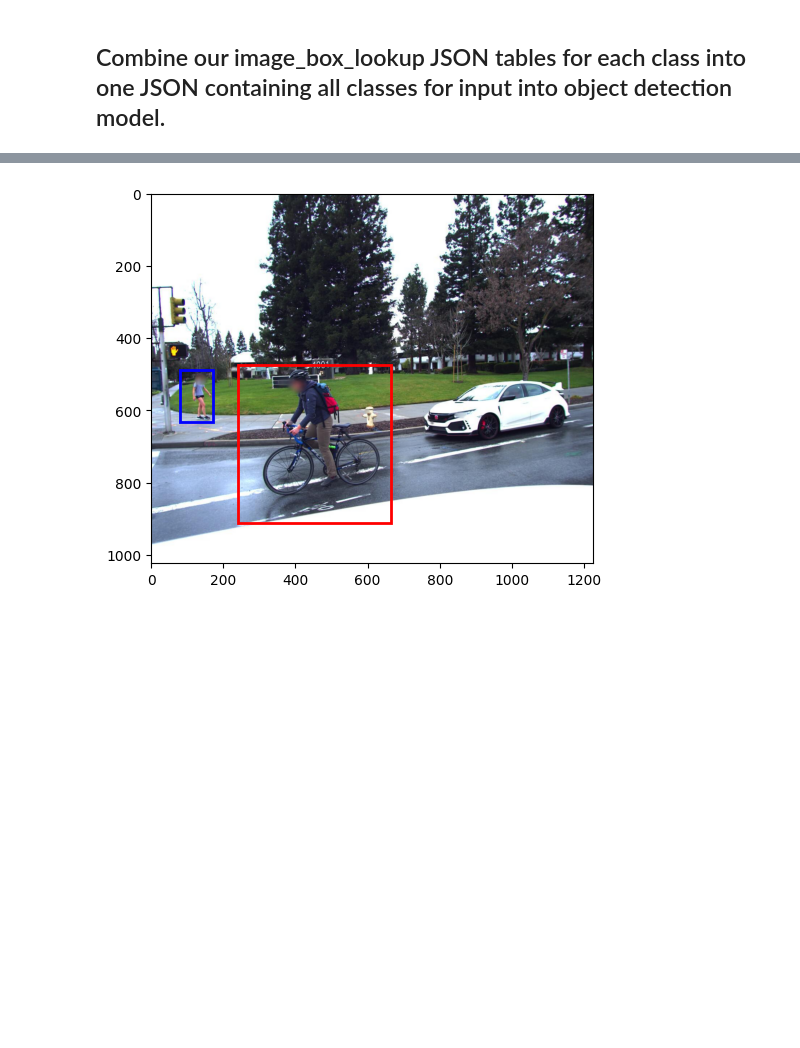
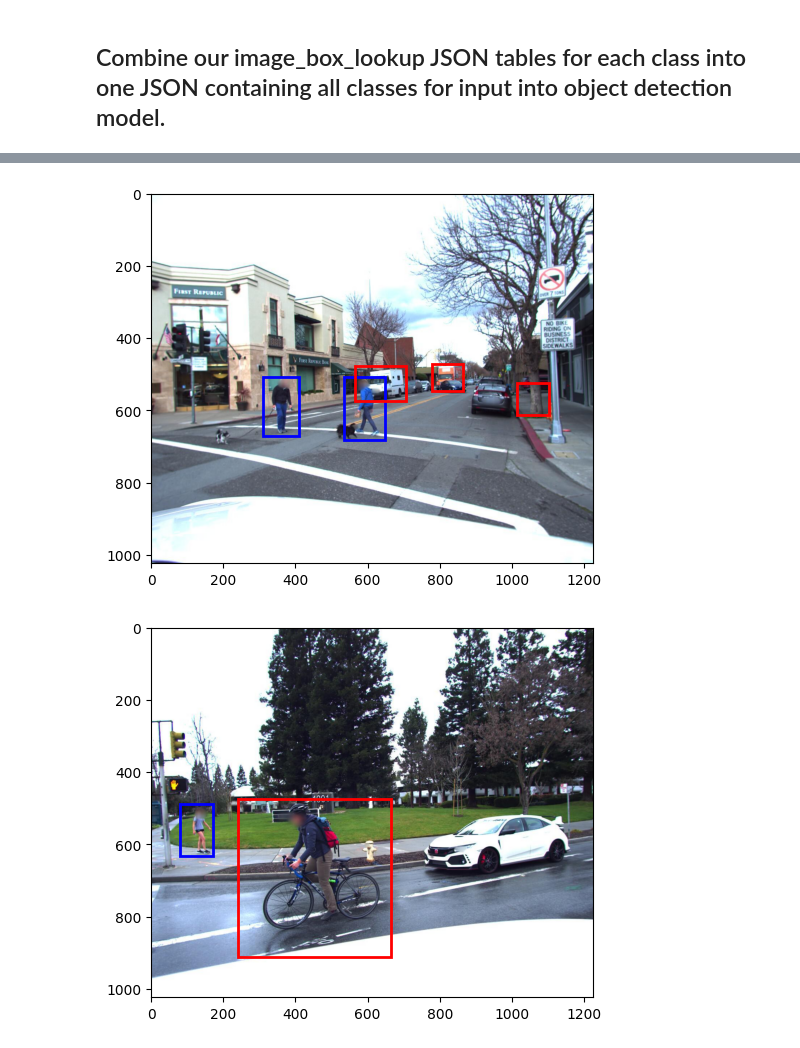
Before and after one commit to Stern04/MADS_Capstone, a Jupyter notebook: Notebooks/lyft_preprocessing.ipynb, the cells around one changed output, grey strips where cells are left out. Cells and saved outputs as stored; diff of their text form; code cells hidden in the pictures; blank space fills up the shorter version.

```diff
--- a/Notebooks/lyft_preprocessing.ipynb
+++ b/Notebooks/lyft_preprocessing.ipynb
@@ -326,12 +326,15 @@ def merge_dictionaries(dicts, outpath):
     with open(outpath, "w") as file:
         json.dump(combined_dict, file, indent=4)
 # %%
-train_merged = r"S:\MADS\Capstone\3d-object-detection-for-autonomous-vehicles\Train\img_bx_lookup\train_merged.json"
+train_merged_path = r"S:\MADS\Capstone\3d-object-detection-for-autonomous-vehicles\Train\img_bx_lookup\train_merged.json"
 # merge_dictionaries(image_box_lookup_train, train_merged)
-validation_merged = r"S:\MADS\Capstone\3d-object-detection-for-autonomous-vehicles\Train\img_bx_lookup\validation_merged.json"
+validation_merged_path = r"S:\MADS\Capstone\3d-object-detection-for-autonomous-vehicles\Train\img_bx_lookup\validation_merged.json"
+predictions_path = r"S:\MADS\Capstone\3d-object-detection-for-autonomous-vehicles\Train\img_bx_lookup\validation_merged_w_predictions.json"
 # merge_dictionaries(image_box_lookup_validation, validation_merged)
 # %%
-with open(train_merged, "r") as file:
+with open(train_merged_path, "r") as file:
     train_merged_file = json.load(file)
-with open(validation_merged, "r") as file:
+with open(validation_merged_path, "r") as file:
     validation_merged_file = json.load(file)
+with open(predictions_path, "r") as file:
+    predictions_file = json.load(file)
@@ -357,0 +380,17 @@ train_merged_file
+# %%
+
+validation_positive_images = []
+for k, v in validation_merged_file.items():
+    labels = v["labels"]
+    if any(labels):
+        validation_positive_images.append(k)
+
+print(len(validation_positive_images))
+
+train_positive_images = []
+for k, v in train_merged_file.items():
+    labels = v["labels"]
+    if any(labels):
+        train_positive_images.append(k)
+
+print(len(train_positive_images))
@@ -357,0 +400,9 @@ train_merged_file
+# %%
+predictions_dict = {}
+for k,v in predictions_file.items():
+    sub_keys = v.keys()
+    for key in sub_keys:
+        if key.startswith("predict"):
+            predictions_dict[k] = v
+
+predictions_dict
@@ -358,3 +470,10 @@ train_merged_file
+# %%
+main_images_path = r"S:\MADS\Capstone\3d-object-detection-for-autonomous-vehicles\Train\images"
+test_image = 'host-a011_cam1_1233087927034517006.jpeg'
+data_dict_single = {k:v for k,v in predictions_dict.items() if k == test_image}
+display_sample_boxes(main_images_path=main_images_path, data_dict_single=data_dict_single)
+# %% [output]
+[figure, added]
 # %%
 # Load the image
 main_images_path = r"S:\MADS\Capstone\3d-object-detection-for-autonomous-vehicles\Train\images"
```
Also changed, not shown: parts of 9 cells of this notebook, 1 other file.
